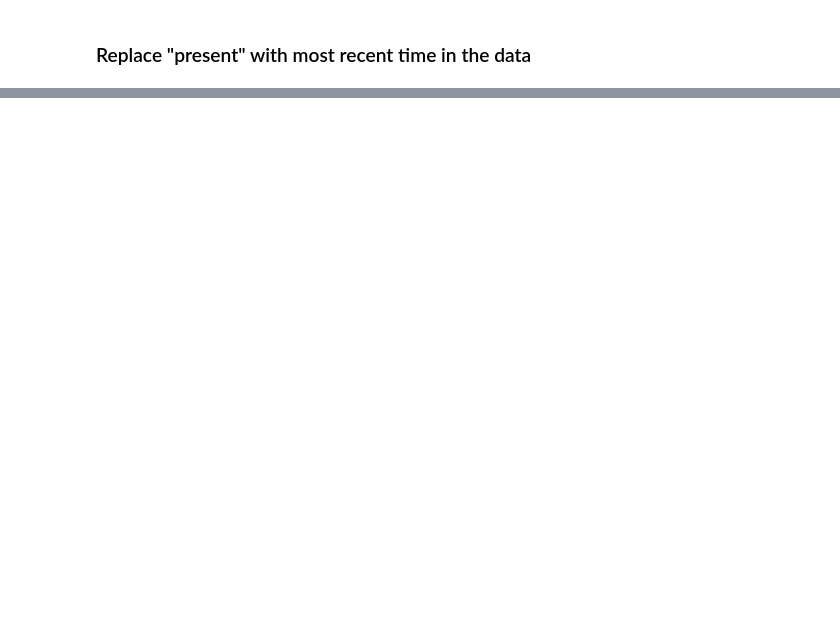
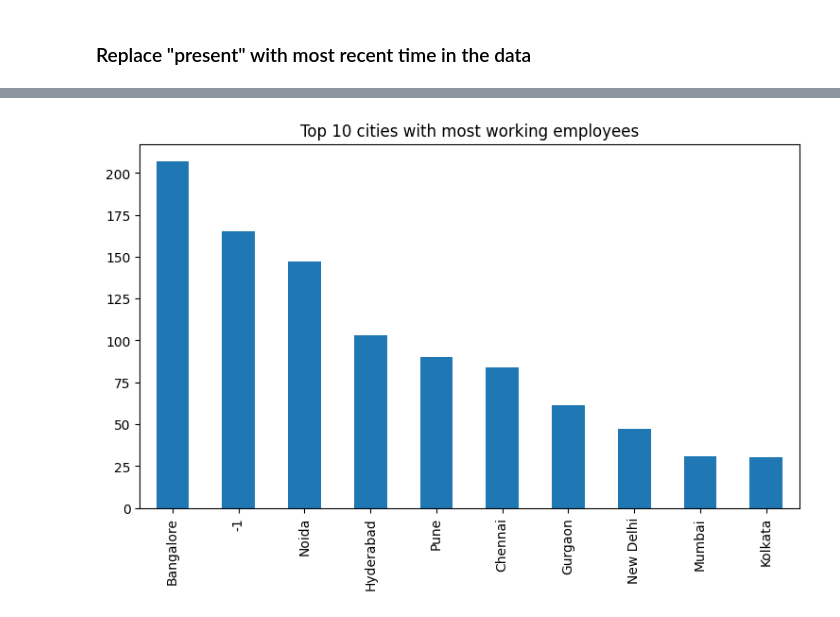
Before and after one commit to cse-vaibhav/Employability-Data-Analysis, a Jupyter notebook: notebooks/EDA.ipynb, the cells around one changed output, grey strips where cells are left out. Cells and saved outputs as stored; diff of their text form; code cells hidden in the pictures; blank space fills up the shorter version.

```diff
--- a/notebooks/EDA.ipynb
+++ b/notebooks/EDA.ipynb
@@ -49,0 +137,7 @@ datetime.datetime(2015, 12, 1, 0, 0)
+# %%
+plt.figure(figsize=(9,5))
+plt.title('Top 10 cities with most working employees')
+data['JobCity'].value_counts()[:10].plot(kind='bar')
+plt.show()
+# %% [output]
+[figure, added]
```
Also changed, not shown: parts of 27 cells of this notebook, 1 other file.
